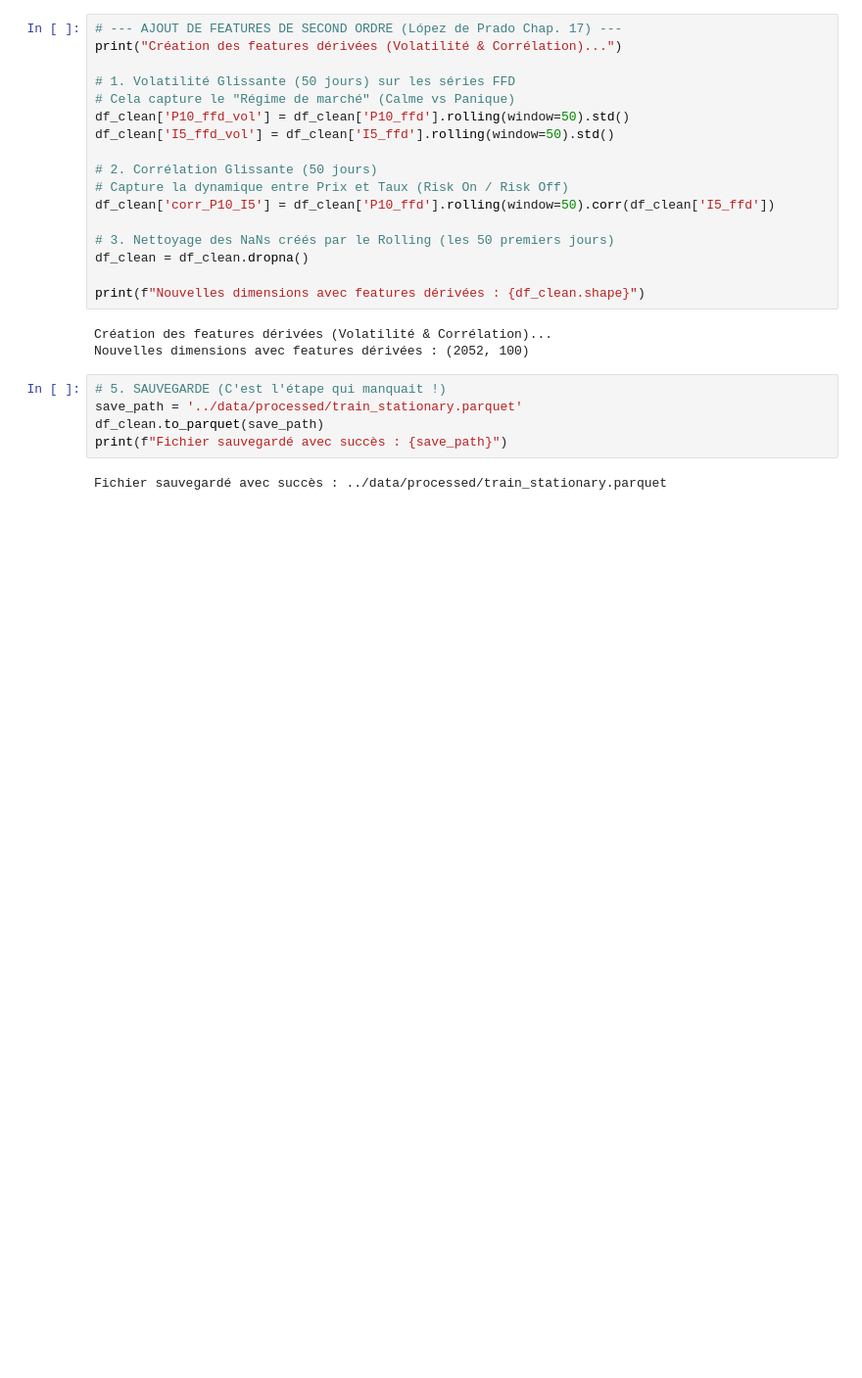
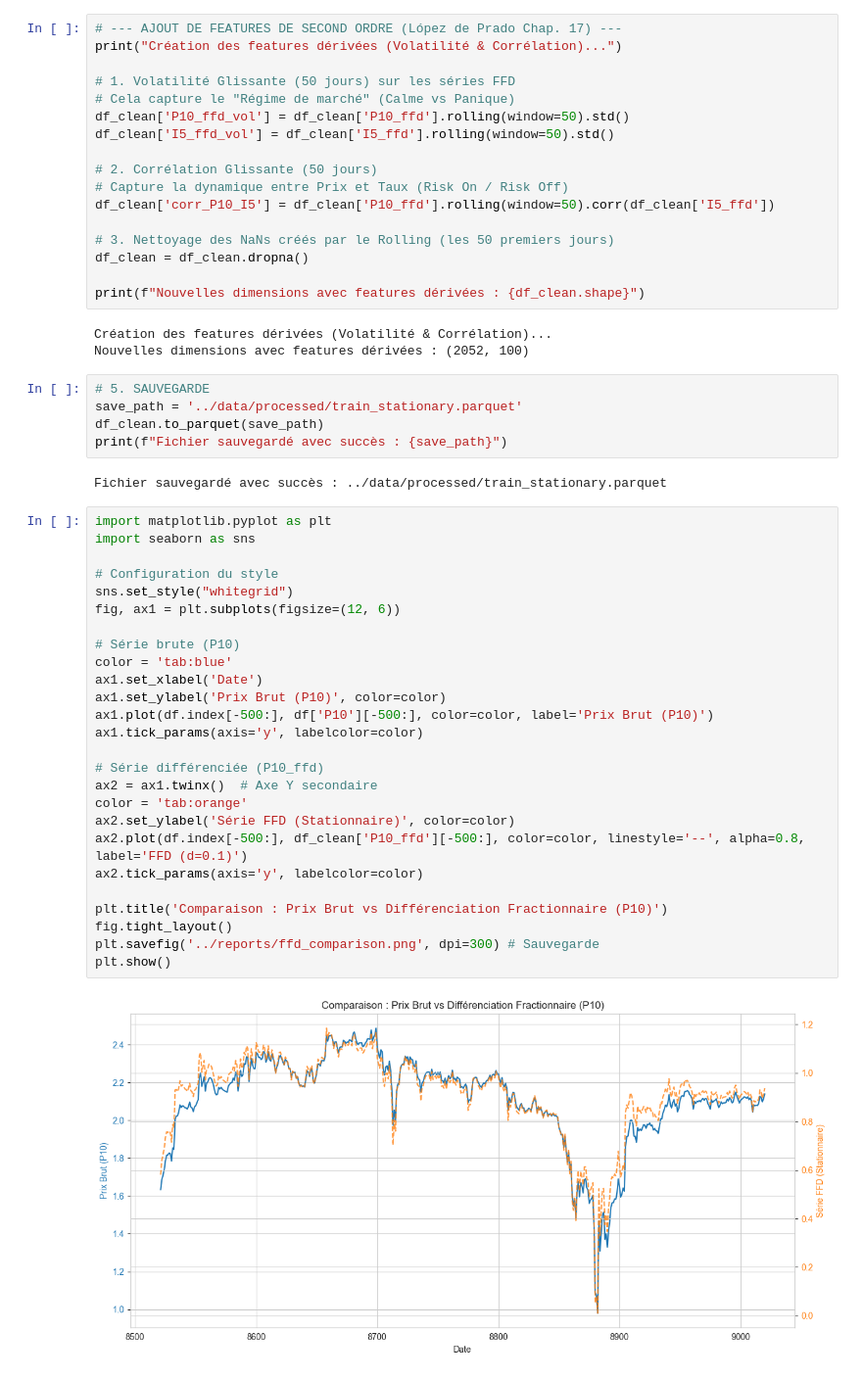
Before and after one commit to PolySeb2025/Hull-Tactical---Market-Prediction, a Jupyter notebook: hull_mldp_project/notebooks/features_ffd.ipynb, the cells around one changed output. Shown at 98% size. Saved outputs shown, nothing was run; the diff lists cells and outputs as text; blank space fills up the shorter version.

```diff
--- a/hull_mldp_project/notebooks/features_ffd.ipynb
+++ b/hull_mldp_project/notebooks/features_ffd.ipynb
@@ -70,9 +69,37 @@ print(f"Nouvelles dimensions avec features dérivées : {df_clean.shape}")
 Création des features dérivées (Volatilité & Corrélation)...
 Nouvelles dimensions avec features dérivées : (2052, 100)
 # %%
-# 5. SAUVEGARDE (C'est l'étape qui manquait !)
+# 5. SAUVEGARDE
 save_path = '../data/processed/train_stationary.parquet'
 df_clean.to_parquet(save_path)
 print(f"Fichier sauvegardé avec succès : {save_path}")
 # %% [output]
 Fichier sauvegardé avec succès : ../data/processed/train_stationary.parquet
+# %%
+import matplotlib.pyplot as plt
+import seaborn as sns
+
+# Configuration du style
+sns.set_style("whitegrid")
+fig, ax1 = plt.subplots(figsize=(12, 6))
+
+# Série brute (P10)
+color = 'tab:blue'
+ax1.set_xlabel('Date')
+ax1.set_ylabel('Prix Brut (P10)', color=color)
+ax1.plot(df.index[-500:], df['P10'][-500:], color=color, label='Prix Brut (P10)')
+ax1.tick_params(axis='y', labelcolor=color)
+
+# Série différenciée (P10_ffd)
+ax2 = ax1.twinx()  # Axe Y secondaire
+color = 'tab:orange'
+ax2.set_ylabel('Série FFD (Stationnaire)', color=color)
+ax2.plot(df.index[-500:], df_clean['P10_ffd'][-500:], color=color, linestyle='--', alpha=0.8, label='FFD (d=0.1)')
+ax2.tick_params(axis='y', labelcolor=color)
+
+plt.title('Comparaison : Prix Brut vs Différenciation Fractionnaire (P10)')
+fig.tight_layout()
+plt.savefig('../reports/ffd_comparison.png', dpi=300) # Sauvegarde
+plt.show()
+# %% [output]
+[figure, added]
```
Also changed, not shown: parts of 2 cells of this notebook, 11 other files.
